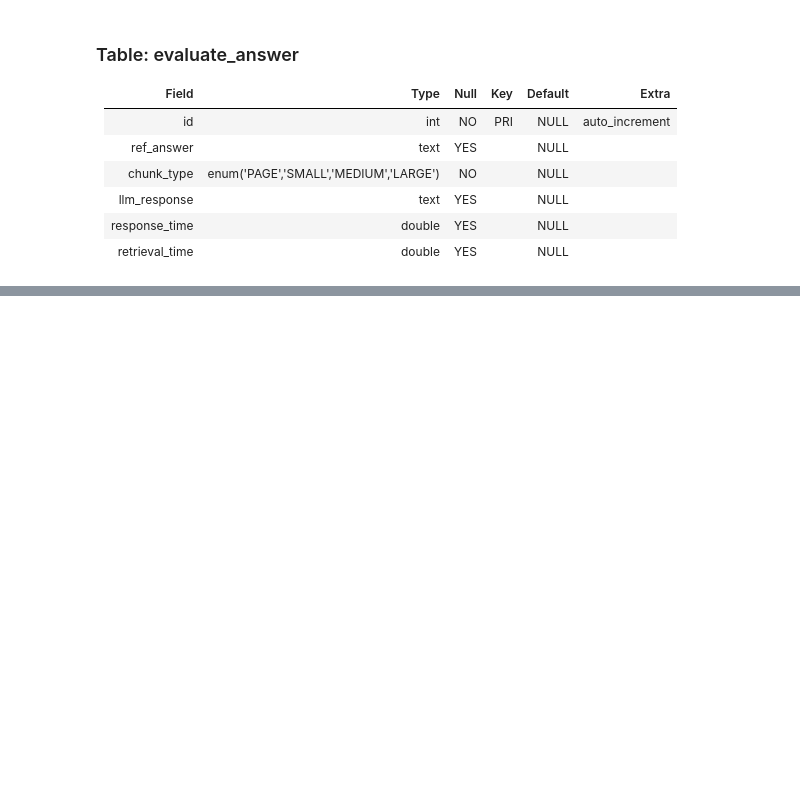
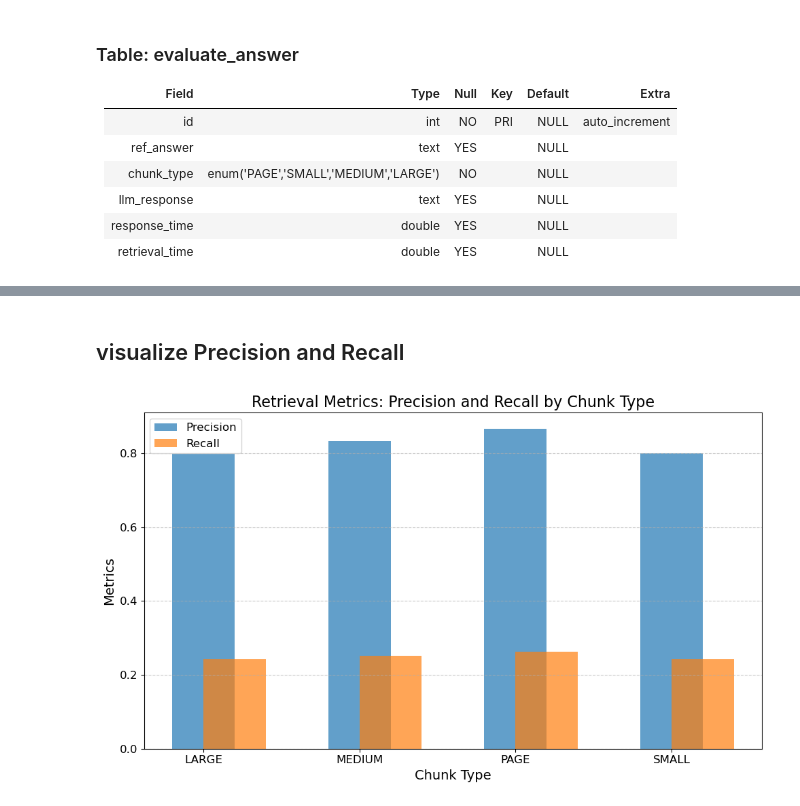
Before and after one commit to Jrana1/Bachelor_Thesis, a Jupyter notebook: bachelor_thesis_analysis_part.ipynb, the cells around one changed output, grey strips where cells are left out. Cells and saved outputs as stored; diff of their text form; code cells hidden in the pictures; blank space fills up the shorter version.

```diff
--- a/bachelor_thesis_analysis_part.ipynb
+++ b/bachelor_thesis_analysis_part.ipynb
@@ -351,0 +735,32 @@ responses.head()
+# %% [markdown]
+## visualize Precision and Recall
+# %%
+
+# Data for visualization
+chunk_types = ['LARGE', 'MEDIUM', 'PAGE', 'SMALL']
+precision = retrieval_metrics['Precision']
+recall = retrieval_metrics['Recall']
+
+# Plot Precision and Recall
+plt.figure(figsize=(10, 6))
+
+# Plot precision
+plt.bar(chunk_types, precision, width=0.4, label='Precision', alpha=0.7, align='center')
+
+# Plot recall
+plt.bar(chunk_types, recall, width=0.4, label='Recall', alpha=0.7, align='edge')
+
+# Add titles and labels
+plt.title('Retrieval Metrics: Precision and Recall by Chunk Type', fontsize=16)
+plt.xlabel('Chunk Type', fontsize=14)
+plt.ylabel('Metrics', fontsize=14)
+plt.legend(loc='upper left', fontsize=12)
+plt.xticks(fontsize=12)
+plt.yticks(fontsize=12)
+plt.grid(axis='y', linestyle='--', alpha=0.7)
+
+# Display the plot
+plt.tight_layout()
+plt.show()
+# %% [output]
+[figure, added]
```
Also changed, not shown: parts of 117 cells of this notebook, 2 other files.
